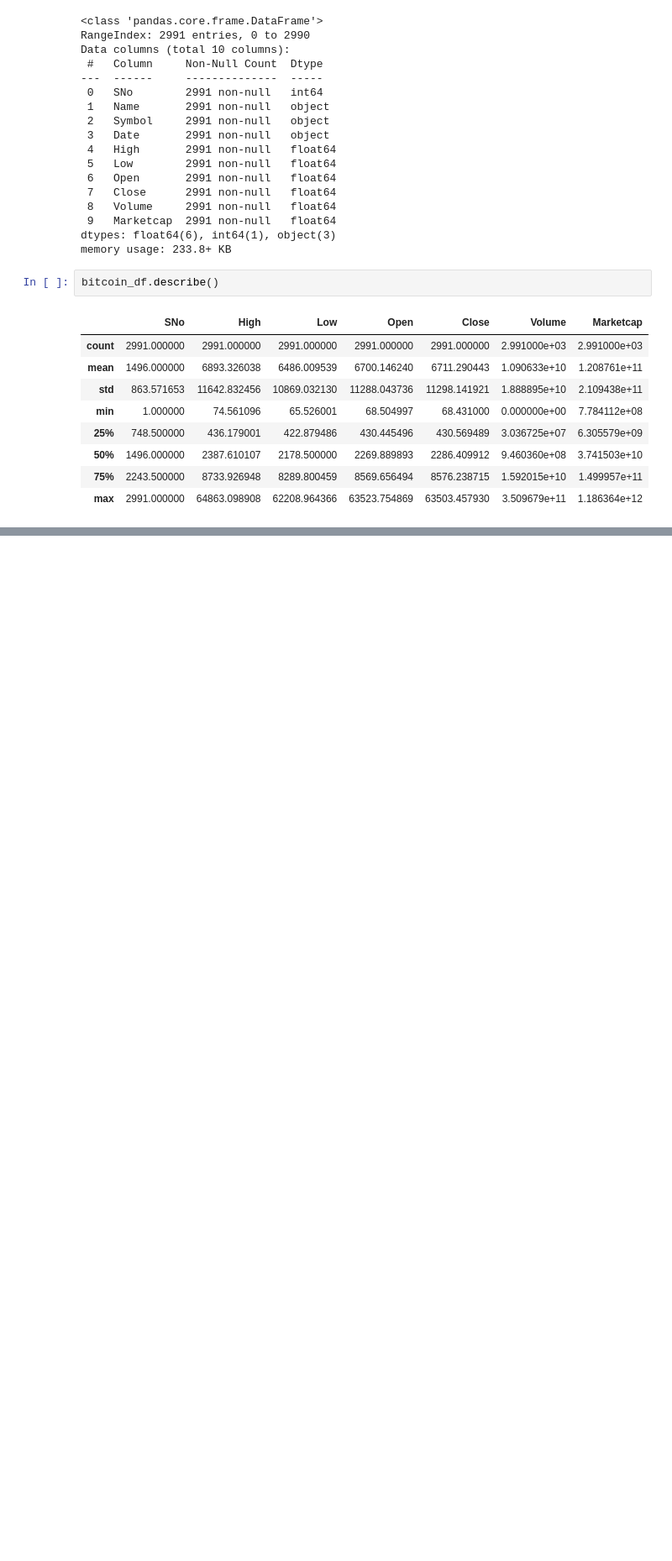
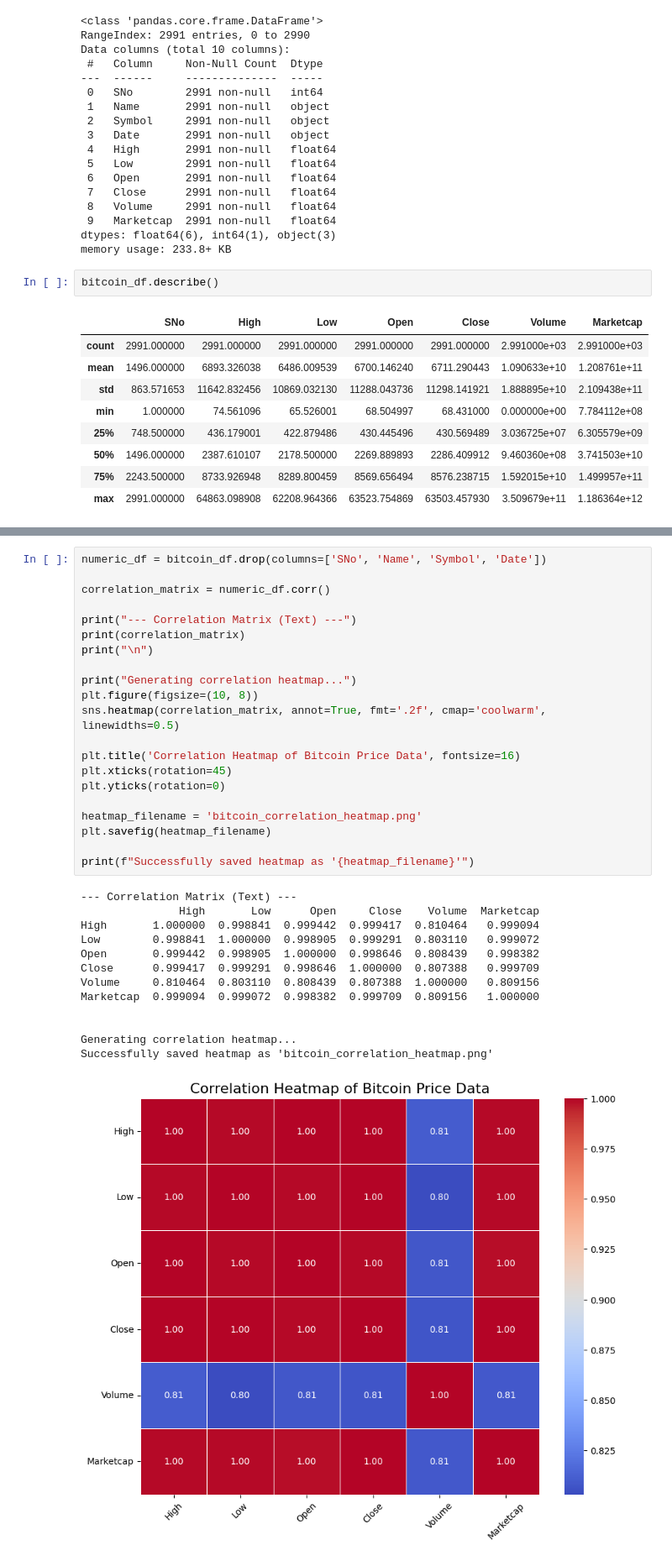
Before and after one commit to NurAlamNahidSarkar/bitcoinPricePrediction_ML, a Jupyter notebook: bitcoinpriceprediction.ipynb, the cells around one changed output, grey strips where cells are left out. Shown: that part at 84% size. Cells and saved outputs as stored; diff of their text form; blank space fills up the shorter version.

```diff
--- a/bitcoinpriceprediction.ipynb
+++ b/bitcoinpriceprediction.ipynb
@@ -88,0 +137,35 @@ bitcoin_df.describe()
+# %%
+numeric_df = bitcoin_df.drop(columns=['SNo', 'Name', 'Symbol', 'Date'])
+
+correlation_matrix = numeric_df.corr()
+
+print("--- Correlation Matrix (Text) ---")
+print(correlation_matrix)
+print("\n")
+
+print("Generating correlation heatmap...")
+plt.figure(figsize=(10, 8))
+sns.heatmap(correlation_matrix, annot=True, fmt='.2f', cmap='coolwarm', linewidths=0.5)
+
+plt.title('Correlation Heatmap of Bitcoin Price Data', fontsize=16)
+plt.xticks(rotation=45)
+plt.yticks(rotation=0)
+
+heatmap_filename = 'bitcoin_correlation_heatmap.png'
+plt.savefig(heatmap_filename)
+
+print(f"Successfully saved heatmap as '{heatmap_filename}'")
+# %% [output]
+--- Correlation Matrix (Text) ---
+               High       Low      Open     Close    Volume  Marketcap
+High       1.000000  0.998841  0.999442  0.999417  0.810464   0.999094
+Low        0.998841  1.000000  0.998905  0.999291  0.803110   0.999072
+Open       0.999442  0.998905  1.000000  0.998646  0.808439   0.998382
+Close      0.999417  0.999291  0.998646  1.000000  0.807388   0.999709
+Volume     0.810464  0.803110  0.808439  0.807388  1.000000   0.809156
+Marketcap  0.999094  0.999072  0.998382  0.999709  0.809156   1.000000
+
+
+Generating correlation heatmap...
+Successfully saved heatmap as 'bitcoin_correlation_heatmap.png'
+[figure, added]
```
Also changed, not shown: parts of 13 cells of this notebook.
